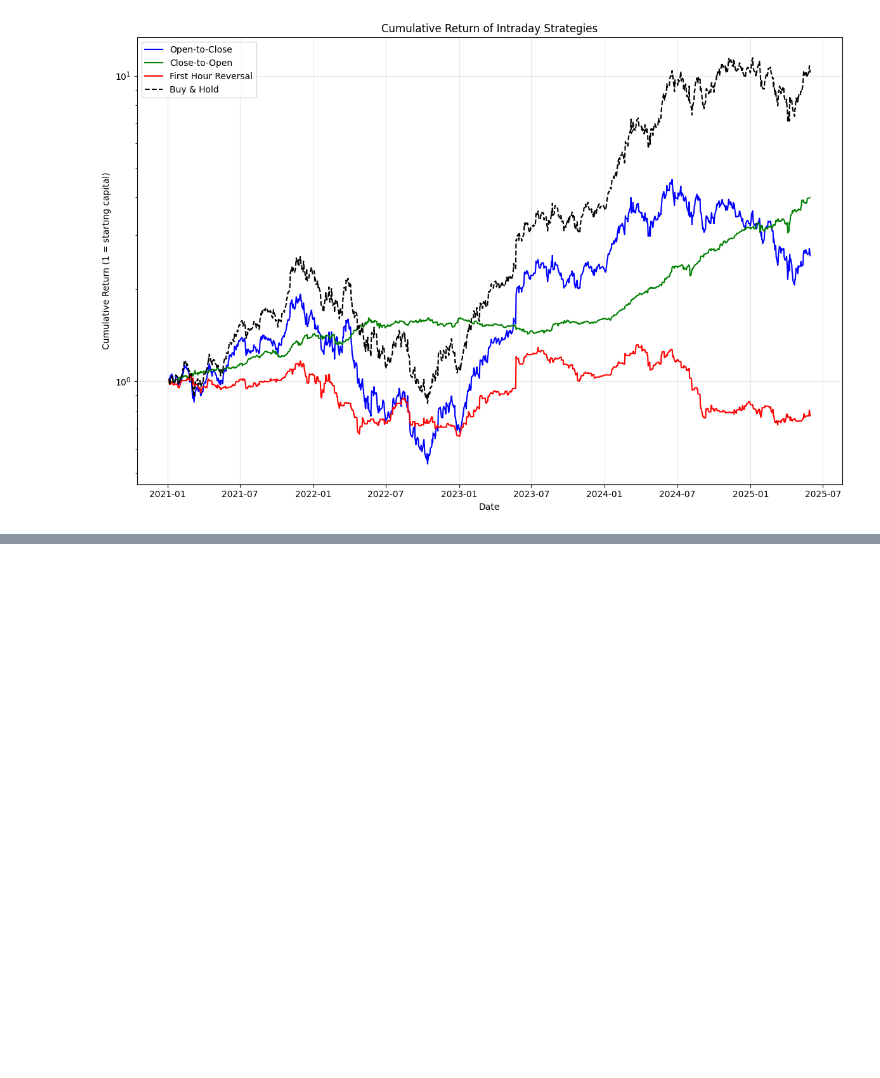
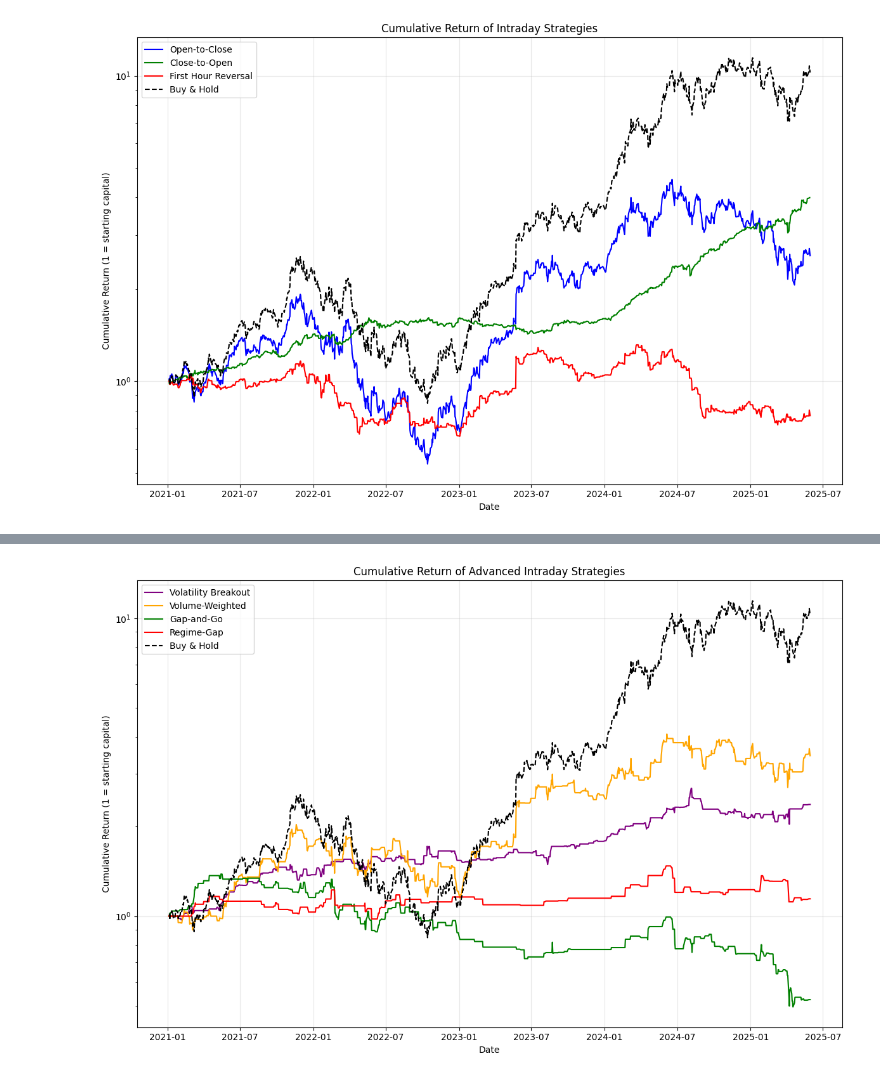
Before and after one commit to noelotpyrc/trading_eda, a Jupyter notebook: 05_intraday_patterns.ipynb, the cells around one changed output, grey strips where cells are left out. Drawn from its saved outputs; the diff is of its cells as text; code cells hidden in the pictures; blank space fills up the shorter version.

```diff
--- a/05_intraday_patterns.ipynb
+++ b/05_intraday_patterns.ipynb
@@ -464,0 +691,39 @@ We've examined both market microstructure patterns and simple intraday trading s
+# %%
+# Visualize advanced strategy performance
+# Calculate cumulative returns for all strategies
+daily_data['breakout_return_filled'] = daily_data['breakout_return'].fillna(0)
+daily_data['breakout_cum_return'] = (1 + daily_data['breakout_return_filled']).cumprod()
+
+if 'volume' in all_data_sorted.columns:
+    daily_data['vol_weighted_return_filled'] = daily_data['vol_weighted_return'].fillna(0)
+    daily_data['vol_weighted_cum_return'] = (1 + daily_data['vol_weighted_return_filled']).cumprod()
+
+daily_data['gap_strategy_return_filled'] = daily_data['gap_strategy_return'].fillna(0)
+daily_data['gap_strategy_cum_return'] = (1 + daily_data['gap_strategy_return_filled']).cumprod()
+
+if 'volume' in all_data_sorted.columns:
+    daily_data['regime_gap_return_filled'] = daily_data['regime_gap_return'].fillna(0)
+    daily_data['regime_gap_cum_return'] = (1 + daily_data['regime_gap_return_filled']).cumprod()
+
+# Plot advanced strategy performance
+plt.figure(figsize=(12, 8))
+
+plt.plot(daily_data.index, daily_data['breakout_cum_return'], label='Volatility Breakout', color='purple')
+if 'volume' in all_data_sorted.columns:
+    plt.plot(daily_data.index, daily_data['vol_weighted_cum_return'], label='Volume-Weighted', color='orange')
+plt.plot(daily_data.index, daily_data['gap_strategy_cum_return'], label='Gap-and-Go', color='green')
+if 'volume' in all_data_sorted.columns:
+    plt.plot(daily_data.index, daily_data['regime_gap_cum_return'], label='Regime-Gap', color='red')
+plt.plot(daily_data.index, daily_data['buy_and_hold_cum_return'], label='Buy & Hold', color='black', linestyle='--')
+
+plt.title('Cumulative Return of Advanced Intraday Strategies')
+plt.xlabel('Date')
+plt.ylabel('Cumulative Return (1 = starting capital)')
+plt.legend()
+plt.grid(True, alpha=0.3)
+plt.yscale('log')  # Log scale for better visualization of returns
+
+plt.tight_layout()
+plt.show()
+# %% [output]
+[figure, added]
```
Also changed, not shown: parts of 13 cells of this notebook.
